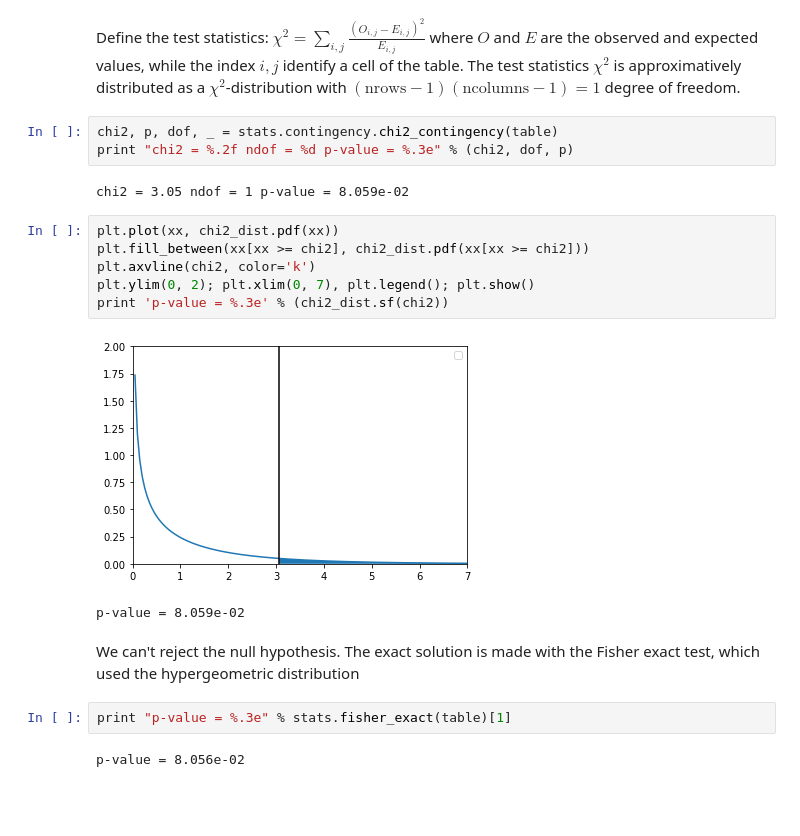
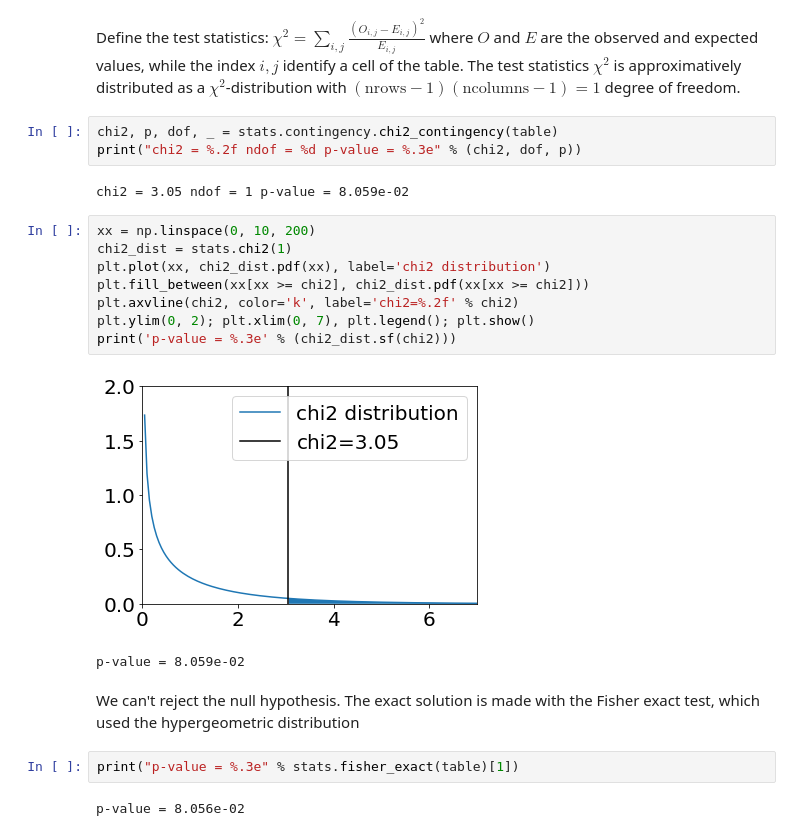
Before and after one commit to wiso/StatisticsLectures, a Jupyter notebook: Lecture1.ipynb, the cells around one changed output. Saved outputs shown, nothing was run; the diff lists cells and outputs as text; blank space fills up the shorter version.

```diff
--- a/Lecture1.ipynb
+++ b/Lecture1.ipynb
@@ -769,21 +739,23 @@ pd.DataFrame(stats.contingency.expected_freq(table), columns=['day1', 'day2'], i
 Define the test statistics: $\chi^2 = \sum_{i,j}\frac{(O_{i,j}-E_{i,j})^2}{E_{i,j}}$ where $O$ and $E$ are the observed and expected values, while the index $i,j$ identify a cell of the table. The test statistics $\chi^2$ is approximatively distributed as a $\chi^2$-distribution with $(\text{nrows} - 1)(\text{ncolumns} - 1)=1$ degree of freedom.
 # %%
 chi2, p, dof, _ = stats.contingency.chi2_contingency(table)
-print "chi2 = %.2f ndof = %d p-value = %.3e" % (chi2, dof, p)
+print("chi2 = %.2f ndof = %d p-value = %.3e" % (chi2, dof, p))
 # %% [output]
 chi2 = 3.05 ndof = 1 p-value = 8.059e-02
 # %%
-plt.plot(xx, chi2_dist.pdf(xx))
+xx = np.linspace(0, 10, 200)
+chi2_dist = stats.chi2(1)
+plt.plot(xx, chi2_dist.pdf(xx), label='chi2 distribution')
 plt.fill_between(xx[xx >= chi2], chi2_dist.pdf(xx[xx >= chi2]))
-plt.axvline(chi2, color='k')
+plt.axvline(chi2, color='k', label='chi2=%.2f' % chi2)
 plt.ylim(0, 2); plt.xlim(0, 7), plt.legend(); plt.show()
-print 'p-value = %.3e' % (chi2_dist.sf(chi2))
+print('p-value = %.3e' % (chi2_dist.sf(chi2)))
 # %% [output]
-[figure, old version]
+[figure, new version]
 p-value = 8.059e-02
 # %% [markdown]
 We can't reject the null hypothesis. The exact solution is made with the Fisher exact test, which used the hypergeometric distribution
 # %%
-print "p-value = %.3e" % stats.fisher_exact(table)[1]
+print("p-value = %.3e" % stats.fisher_exact(table)[1])
 # %% [output]
 p-value = 8.056e-02
```
Also changed, not shown: parts of 20 cells of this notebook.
